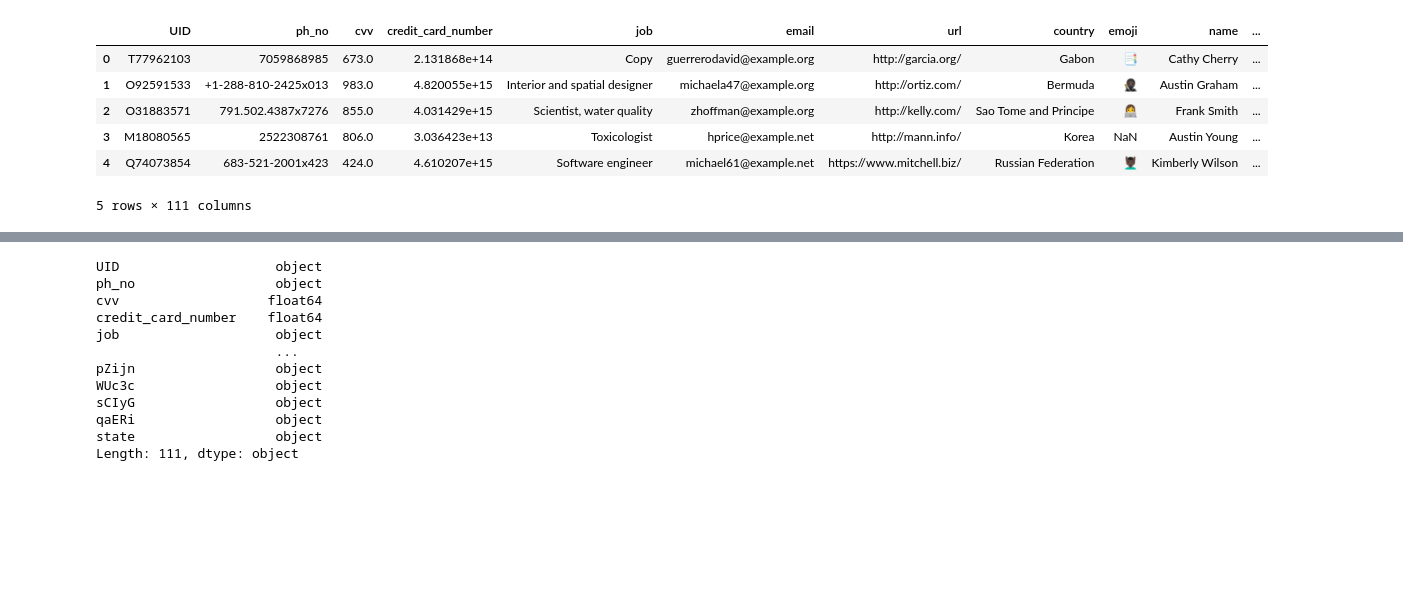
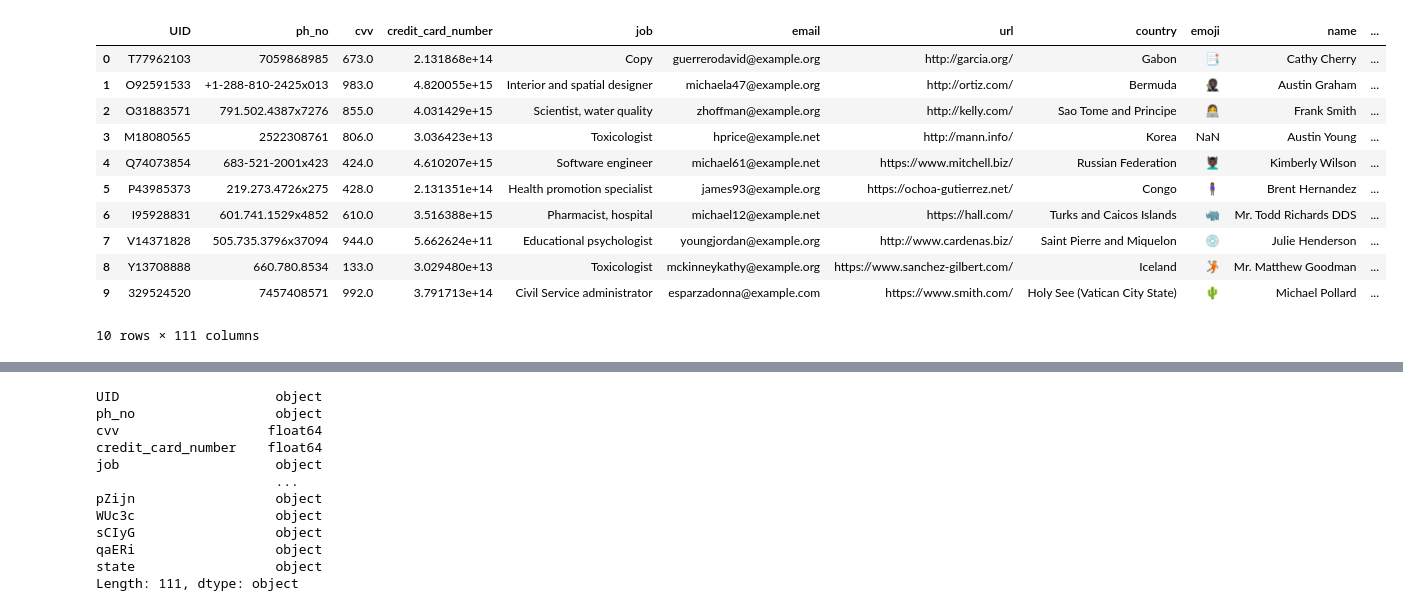
Before and after one commit to JoshuaR26/MIC_HellWeek, a Jupyter notebook: notebooks/MIC_v1.ipynb, the cells around one changed output, grey strips where cells are left out. Cells and saved outputs as stored; diff of their text form; code cells hidden in the pictures; blank space fills up the shorter version.

```diff
--- a/notebooks/MIC_v1.ipynb
+++ b/notebooks/MIC_v1.ipynb
@@ -7,13 +16,18 @@ import seaborn as sns
 # %%
 train_path = 'dataset/hell-week-mic/train.csv'
 
-df_train = pd.read_csv(train_path, nrows=100)
-df_train.head()
+df_train = pd.read_csv(train_path, nrows=1000)
+df_train.head(10)
 # %% [output]
 |  | UID | ph_no | cvv | credit_card_number | job | email | url | country | emoji | name | ... |
 | 0 | T77962103 | 7059868985 | 673.0 | 2.131868e+14 | Copy | guerrerodavid@example.org | http://garcia.org/ | Gabon | 📑 | Cathy Cherry | ... |
 | 1 | O92591533 | +1-288-810-2425x013 | 983.0 | 4.820055e+15 | Interior and spatial designer | michaela47@example.org | http://ortiz.com/ | Bermuda | 🥷🏿 | Austin Graham | ... |
 | 2 | O31883571 | 791.502.4387x7276 | 855.0 | 4.031429e+15 | Scientist, water quality | zhoffman@example.org | http://kelly.com/ | Sao Tome and Principe | 👩‍💻 | Frank Smith | ... |
 | 3 | M18080565 | 2522308761 | 806.0 | 3.036423e+13 | Toxicologist | hprice@example.net | http://mann.info/ | Korea | NaN | Austin Young | ... |
 | 4 | Q74073854 | 683-521-2001x423 | 424.0 | 4.610207e+15 | Software engineer | michael61@example.net | https://www.mitchell.biz/ | Russian Federation | 💆🏿‍♂️ | Kimberly Wilson | ... |
+| 5 | P43985373 | 219.273.4726x275 | 428.0 | 2.131351e+14 | Health promotion specialist | james93@example.org | https://ochoa-gutierrez.net/ | Congo | 🧍🏾‍♀️ | Brent Hernandez | ... |
+| 6 | I95928831 | 601.741.1529x4852 | 610.0 | 3.516388e+15 | Pharmacist, hospital | michael12@example.net | https://hall.com/ | Turks and Caicos Islands | 🦏 | Mr. Todd Richards DDS | ... |
+| 7 | V14371828 | 505.735.3796x37094 | 944.0 | 5.662624e+11 | Educational psychologist | youngjordan@example.org | http://www.cardenas.biz/ | Saint Pierre and Miquelon | 💿 | Julie Henderson | ... |
+| 8 | Y13708888 | 660.780.8534 | 133.0 | 3.029480e+13 | Toxicologist | mckinneykathy@example.org | https://www.sanchez-gilbert.com/ | Iceland | 🤾🏼 | Mr. Matthew Goodman | ... |
+| 9 | 329524520 | 7457408571 | 992.0 | 3.791713e+14 | Civil Service administrator | esparzadonna@example.com | https://www.smith.com/ | Holy See (Vatican City State) | 🌵 | Michael Pollard | ... |
-5 rows × 111 columns
+10 rows × 111 columns
```
Also changed, not shown: parts of 30 cells of this notebook, 4 other files.
